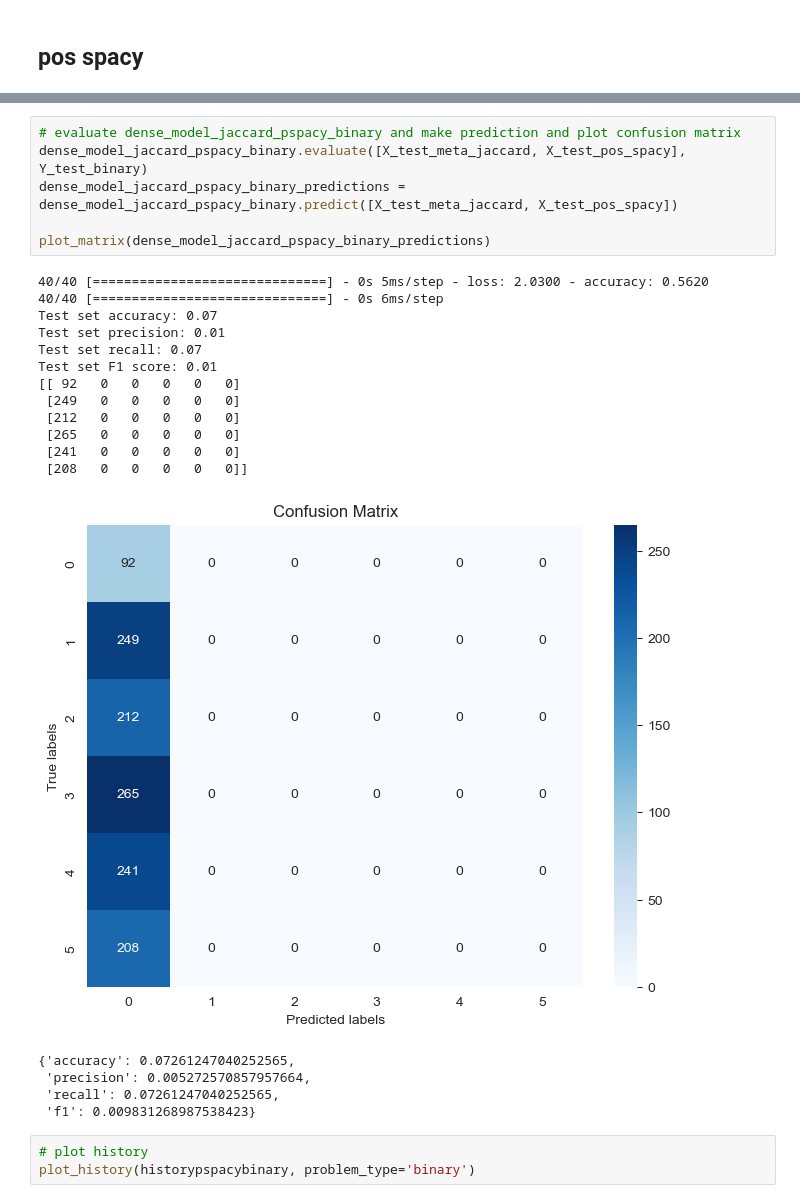
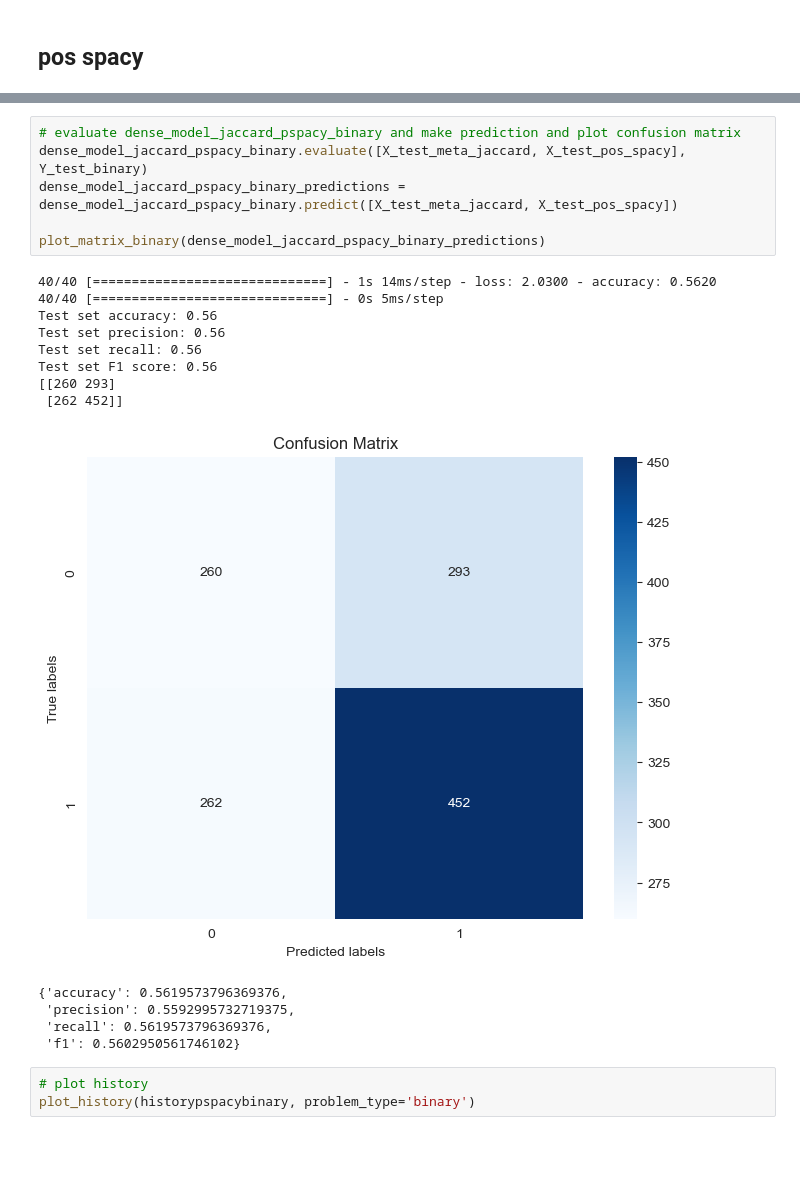
Before and after one commit to f4ths/fyp-fake-news-detection, a Jupyter notebook: ensemble.ipynb, the cells around one changed output, grey strips where cells are left out. Cells and saved outputs as stored; diff of their text form; blank space fills up the shorter version.

Commit message:
*FIXED PLOT ERROR* lr = 0.0005 RESULTS for jaccard + pos both multiclass and binary

```diff
--- a/ensemble.ipynb
+++ b/ensemble.ipynb
@@ -1228,27 +1228,23 @@ Epoch 59/150
 # %%
 # evaluate dense_model_jaccard_pspacy_binary and make prediction and plot confusion matrix
 dense_model_jaccard_pspacy_binary.evaluate([X_test_meta_jaccard, X_test_pos_spacy], Y_test_binary)
 dense_model_jaccard_pspacy_binary_predictions = dense_model_jaccard_pspacy_binary.predict([X_test_meta_jaccard, X_test_pos_spacy])
 
-plot_matrix(dense_model_jaccard_pspacy_binary_predictions)
+plot_matrix_binary(dense_model_jaccard_pspacy_binary_predictions)
 # %% [output]
-40/40 [==============================] - 0s 5ms/step - loss: 2.0300 - accuracy: 0.5620
-40/40 [==============================] - 0s 6ms/step
-Test set accuracy: 0.07
-Test set precision: 0.01
-Test set recall: 0.07
-Test set F1 score: 0.01
-[[ 92   0   0   0   0   0]
- [249   0   0   0   0   0]
- [212   0   0   0   0   0]
- [265   0   0   0   0   0]
- [241   0   0   0   0   0]
- [208   0   0   0   0   0]]
+40/40 [==============================] - 1s 14ms/step - loss: 2.0300 - accuracy: 0.5620
+40/40 [==============================] - 0s 5ms/step
+Test set accuracy: 0.56
+Test set precision: 0.56
+Test set recall: 0.56
+Test set F1 score: 0.56
+[[260 293]
+ [262 452]]
-[figure, old version]
+[figure, new version]
-{'accuracy': 0.07261247040252565,
- 'precision': 0.005272570857957664,
- 'recall': 0.07261247040252565,
- 'f1': 0.009831268987538423}
+{'accuracy': 0.5619573796369376,
+ 'precision': 0.5592995732719375,
+ 'recall': 0.5619573796369376,
+ 'f1': 0.5602950561746102}
 # %%
 # plot history
 plot_history(historypspacybinary, problem_type='binary')
```
Also changed, not shown: parts of 2 cells of this notebook.
